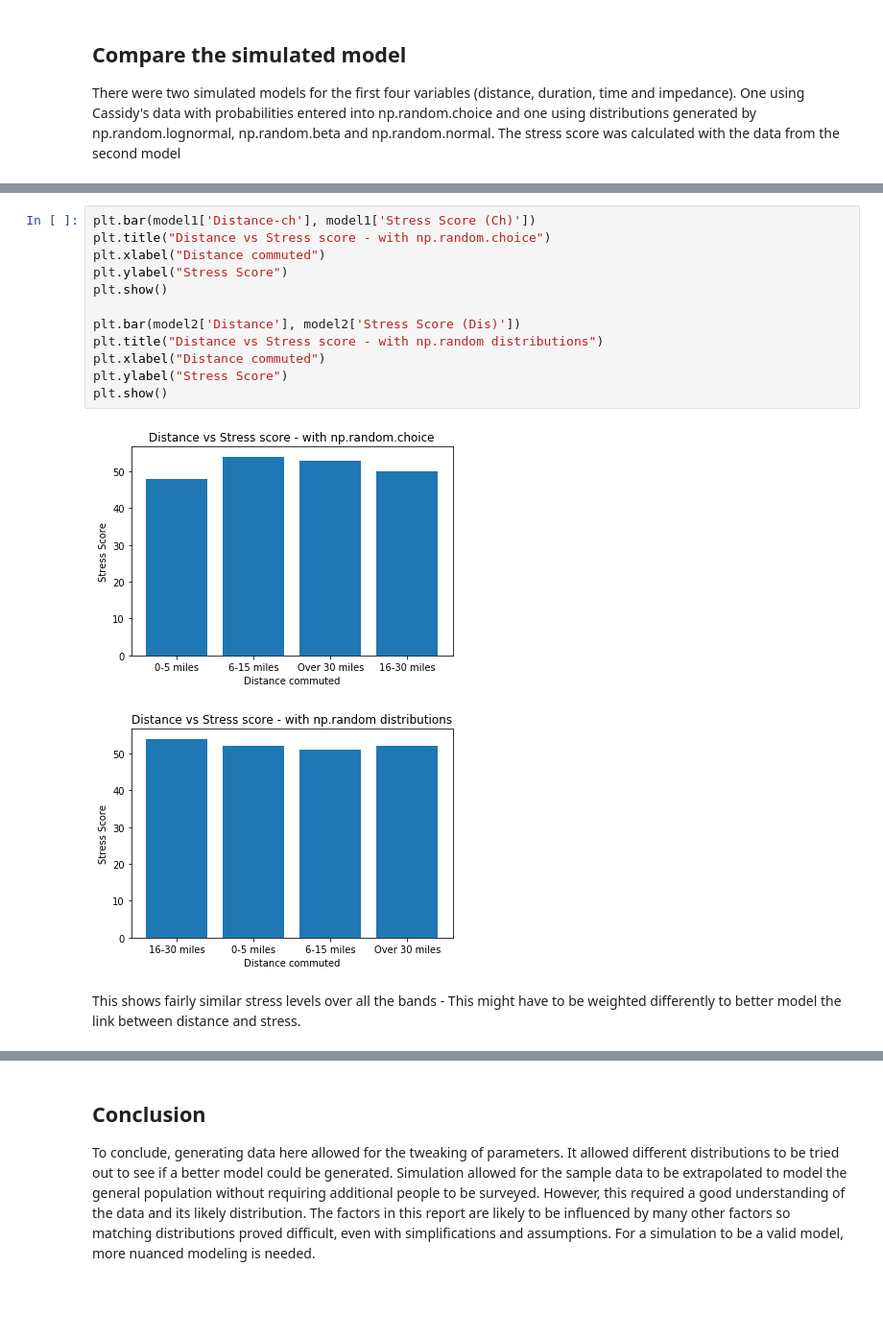
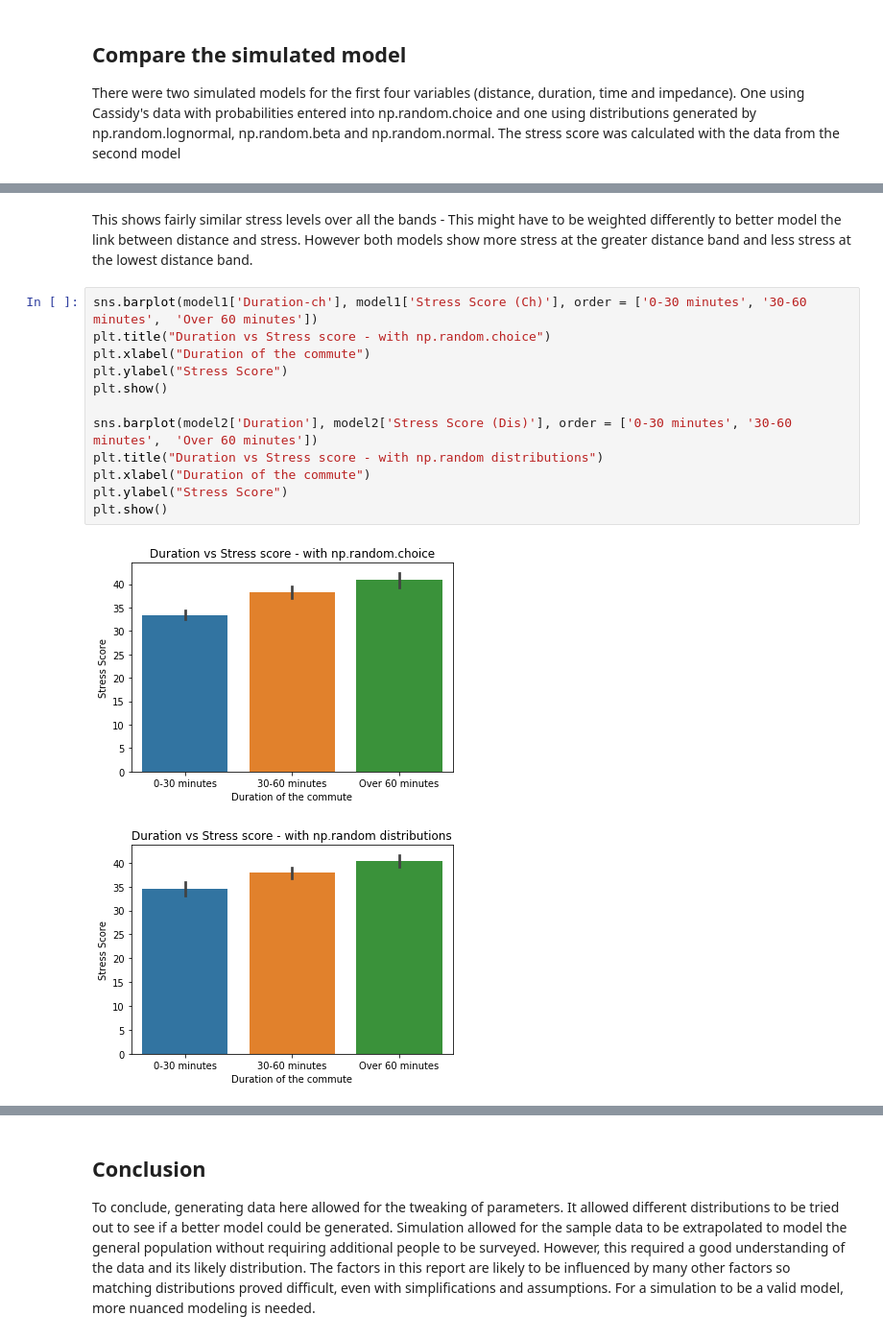
Before and after one commit to Osheah/commute-stress, a Jupyter notebook: commute-stress.ipynb, the cells around one changed output, grey strips where cells are left out. Shown at 96% size. Saved outputs shown, nothing was run; the diff lists cells and outputs as text; blank space fills up the shorter version.

Commit message:
added the final few comparison graphs

```diff
--- a/commute-stress.ipynb
+++ b/commute-stress.ipynb
@@ -2004,17 +2070,17 @@ There were two simulated models for the first four variables (distance, duration
+# %% [markdown]
+This shows fairly similar stress levels over all the bands - This might have to be weighted differently to better model the link between distance and stress. However both models show more stress at the greater distance band and less stress at the lowest distance band.
 # %%
-plt.bar(model1['Distance-ch'], model1['Stress Score (Ch)'])
-plt.title("Distance vs Stress score - with np.random.choice")
-plt.xlabel("Distance commuted")
+sns.barplot(model1['Duration-ch'], model1['Stress Score (Ch)'], order = ['0-30 minutes', '30-60 minutes',  'Over 60 minutes'])
+plt.title("Duration vs Stress score - with np.random.choice")
+plt.xlabel("Duration of the commute")
 plt.ylabel("Stress Score")
 plt.show()
 
-plt.bar(model2['Distance'], model2['Stress Score (Dis)'])
-plt.title("Distance vs Stress score - with np.random distributions")
-plt.xlabel("Distance commuted")
+sns.barplot(model2['Duration'], model2['Stress Score (Dis)'], order = ['0-30 minutes', '30-60 minutes',  'Over 60 minutes'])
+plt.title("Duration vs Stress score - with np.random distributions")
+plt.xlabel("Duration of the commute")
 plt.ylabel("Stress Score")
 plt.show()
 # %% [output]
-[figure, old version]
+[figure, new version]
-[figure, old version]
+[figure, new version]
-# %% [markdown]
-This shows fairly similar stress levels over all the bands - This might have to be weighted differently to better model the link between distance and stress.
```
Also changed, not shown: parts of 116 cells of this notebook.
